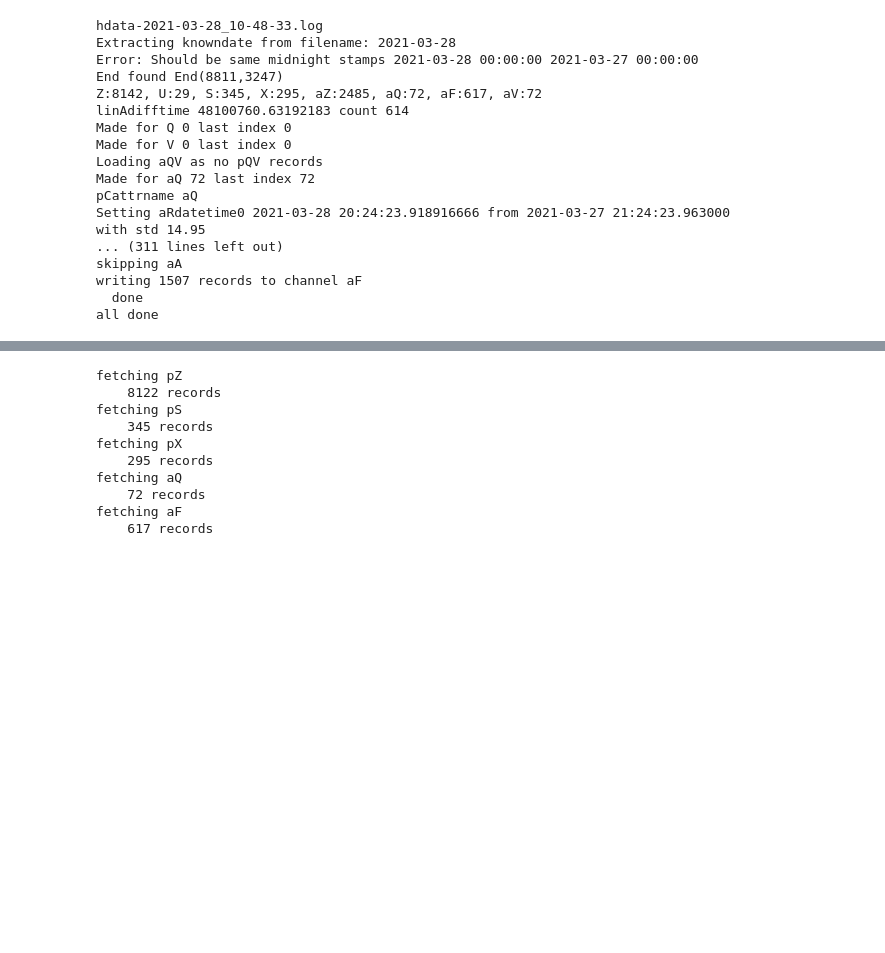
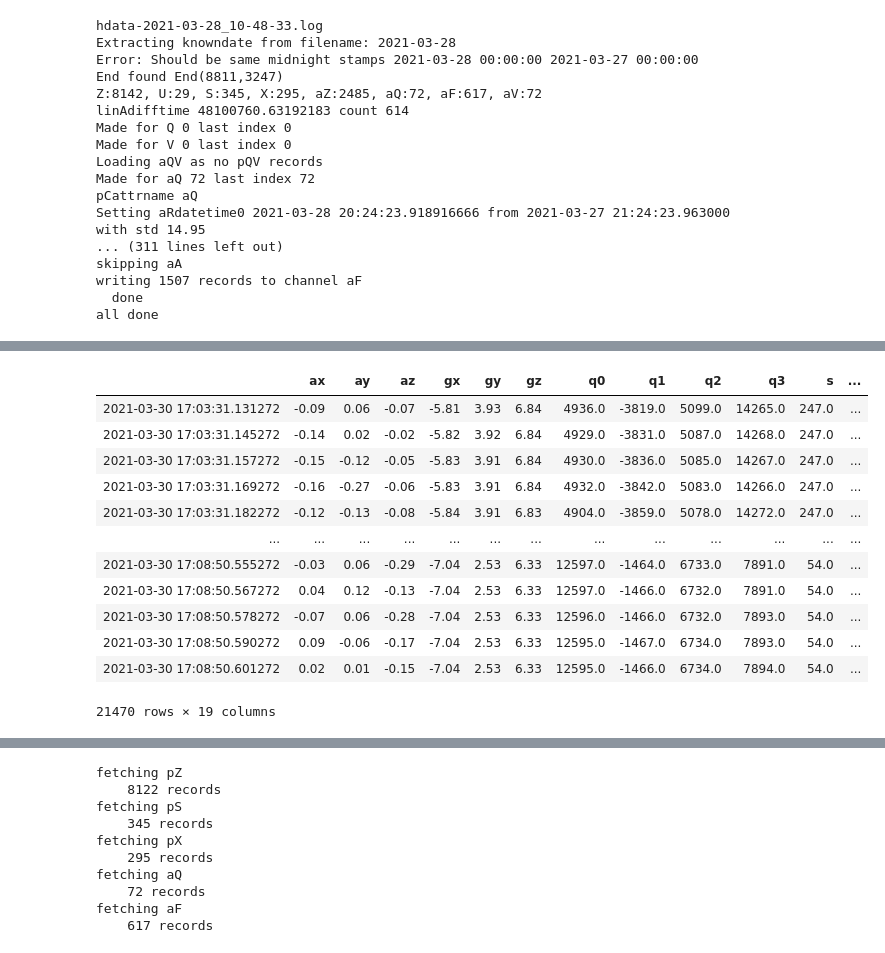
Before and after one commit to goatchurchprime/RTK_on_the_beach, a Jupyter notebook: notebooks/influxdbuploader.ipynb, the cells around one changed output, grey strips where cells are left out. Cells and saved outputs as stored; diff of their text form; code cells hidden in the pictures; blank space fills up the shorter version.

```diff
--- a/notebooks/influxdbuploader.ipynb
+++ b/notebooks/influxdbuploader.ipynb
@@ -163,3 +140,10 @@ skipping aA
 writing 1507 records to channel aF
   done
 all done
+# %%
+logfiles = os.listdir(fdir)
+logfile = logfiles[0]
+print(logfile)
+fLog = os.path.join(fdir, logfile)
+fd = loaders.FlyDat(fLog)
+fd.LoadC("aZ")
@@ -165,0 +168,16 @@ all done
+# %%
+fd.pZ
+# %% [output]
+|  | ax | ay | az | gx | gy | gz | q0 | q1 | q2 | q3 | s | ... |
+| 2021-03-30 17:03:31.131272 | -0.09 | 0.06 | -0.07 | -5.81 | 3.93 | 6.84 | 4936.0 | -3819.0 | 5099.0 | 14265.0 | 247.0 | ... |
+| 2021-03-30 17:03:31.145272 | -0.14 | 0.02 | -0.02 | -5.82 | 3.92 | 6.84 | 4929.0 | -3831.0 | 5087.0 | 14268.0 | 247.0 | ... |
+| 2021-03-30 17:03:31.157272 | -0.15 | -0.12 | -0.05 | -5.83 | 3.91 | 6.84 | 4930.0 | -3836.0 | 5085.0 | 14267.0 | 247.0 | ... |
+| 2021-03-30 17:03:31.169272 | -0.16 | -0.27 | -0.06 | -5.83 | 3.91 | 6.84 | 4932.0 | -3842.0 | 5083.0 | 14266.0 | 247.0 | ... |
+| 2021-03-30 17:03:31.182272 | -0.12 | -0.13 | -0.08 | -5.84 | 3.91 | 6.83 | 4904.0 | -3859.0 | 5078.0 | 14272.0 | 247.0 | ... |
+| ... | ... | ... | ... | ... | ... | ... | ... | ... | ... | ... | ... | ... |
+| 2021-03-30 17:08:50.555272 | -0.03 | 0.06 | -0.29 | -7.04 | 2.53 | 6.33 | 12597.0 | -1464.0 | 6733.0 | 7891.0 | 54.0 | ... |
+| 2021-03-30 17:08:50.567272 | 0.04 | 0.12 | -0.13 | -7.04 | 2.53 | 6.33 | 12597.0 | -1466.0 | 6732.0 | 7891.0 | 54.0 | ... |
+| 2021-03-30 17:08:50.578272 | -0.07 | 0.06 | -0.28 | -7.04 | 2.53 | 6.33 | 12596.0 | -1466.0 | 6732.0 | 7893.0 | 54.0 | ... |
+| 2021-03-30 17:08:50.590272 | 0.09 | -0.06 | -0.17 | -7.04 | 2.53 | 6.33 | 12595.0 | -1467.0 | 6734.0 | 7893.0 | 54.0 | ... |
+| 2021-03-30 17:08:50.601272 | 0.02 | 0.01 | -0.15 | -7.04 | 2.53 | 6.33 | 12595.0 | -1466.0 | 6734.0 | 7894.0 | 54.0 | ... |
+21470 rows × 19 columns
```
Also changed, not shown: parts of 14 cells of this notebook, 3 other files.
